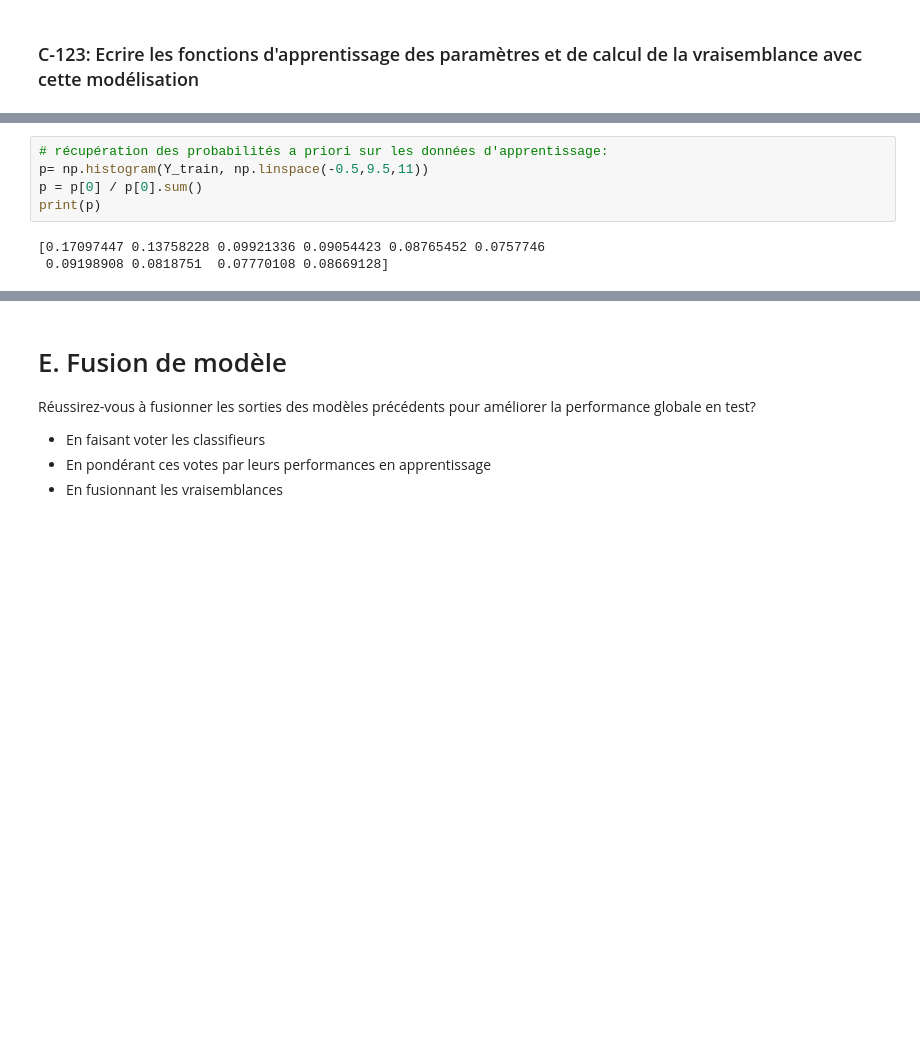
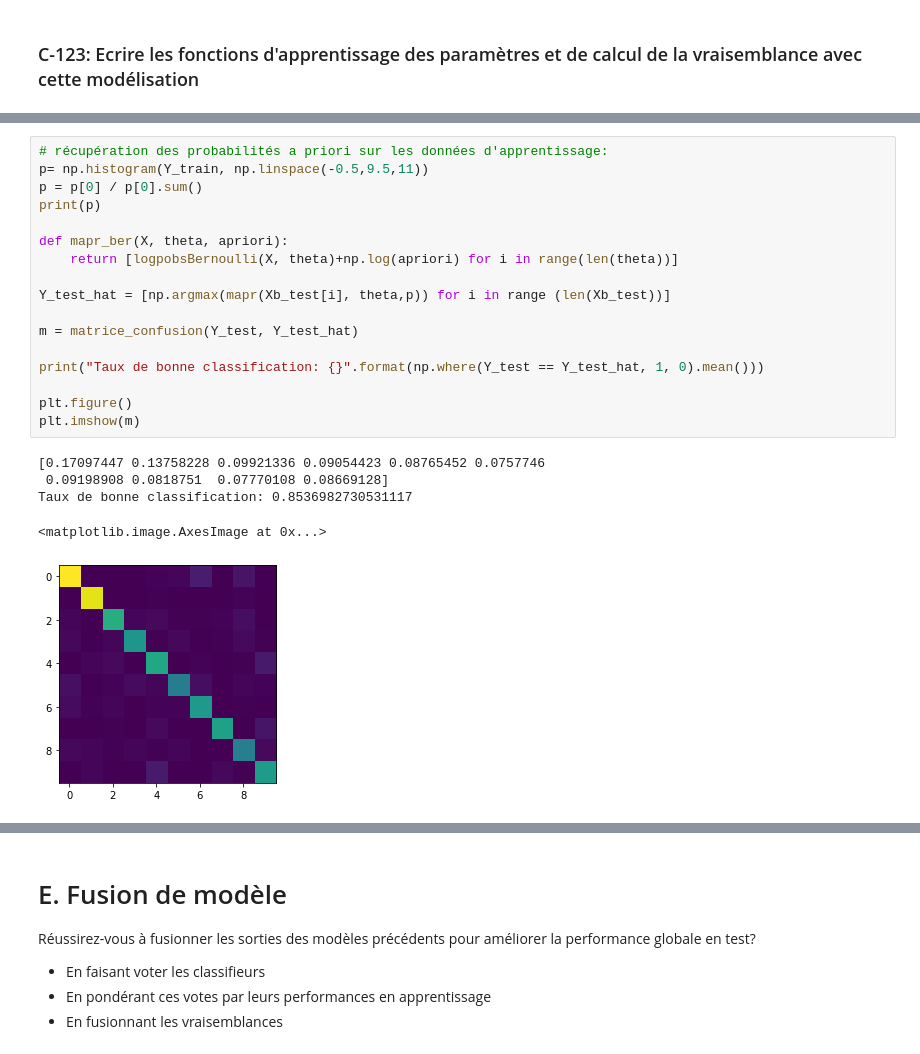
Before and after one commit to samynhl/DAC-M1-S1-MAPSI-TMES, a Jupyter notebook: TME3/tme3.ipynb, the cells around one changed output, grey strips where cells are left out. Saved outputs shown, nothing was run; the diff lists cells and outputs as text; blank space fills up the shorter version.

```diff
--- a/TME3/tme3.ipynb
+++ b/TME3/tme3.ipynb
@@ -488,8 +489,23 @@ Calculer les maxima a posteriori avec les différentes modélisations et vérifi
 # %%
 # récupération des probabilités a priori sur les données d'apprentissage:
 p= np.histogram(Y_train, np.linspace(-0.5,9.5,11))
 p = p[0] / p[0].sum()
 print(p)
+
+def mapr_ber(X, theta, apriori):
+    return [logpobsBernoulli(X, theta)+np.log(apriori) for i in range(len(theta))]
+
+Y_test_hat = [np.argmax(mapr(Xb_test[i], theta,p)) for i in range (len(Xb_test))]
+
+m = matrice_confusion(Y_test, Y_test_hat)
+
+print("Taux de bonne classification: {}".format(np.where(Y_test == Y_test_hat, 1, 0).mean()))
+
+plt.figure()
+plt.imshow(m)
 # %% [output]
 [0.17097447 0.13758228 0.09921336 0.09054423 0.08765452 0.0757746
  0.09198908 0.0818751  0.07770108 0.08669128]
+Taux de bonne classification: 0.8536982730531117
+<matplotlib.image.AxesImage at 0x...>
+[figure, added]
```
Also changed, not shown: parts of 6 cells of this notebook.
